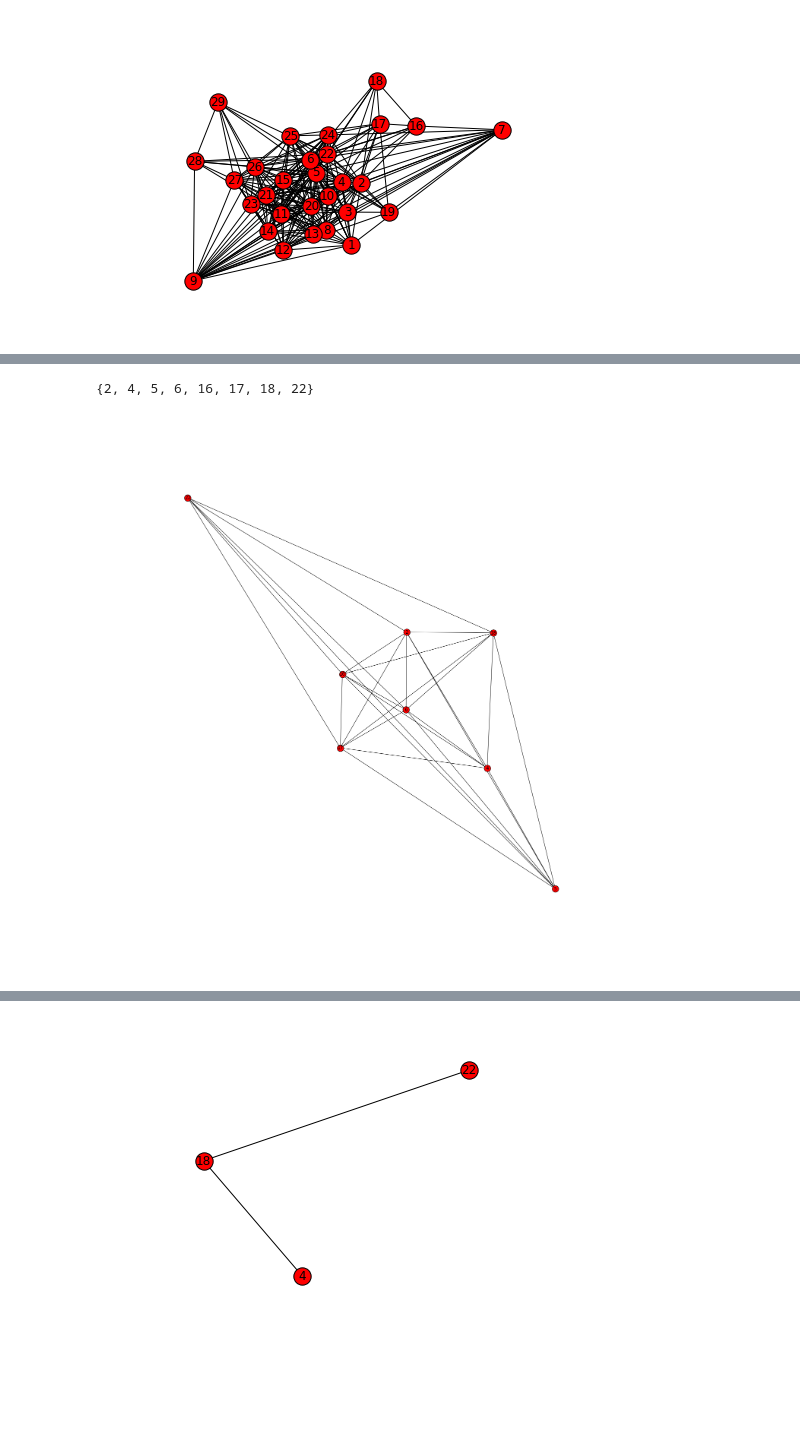
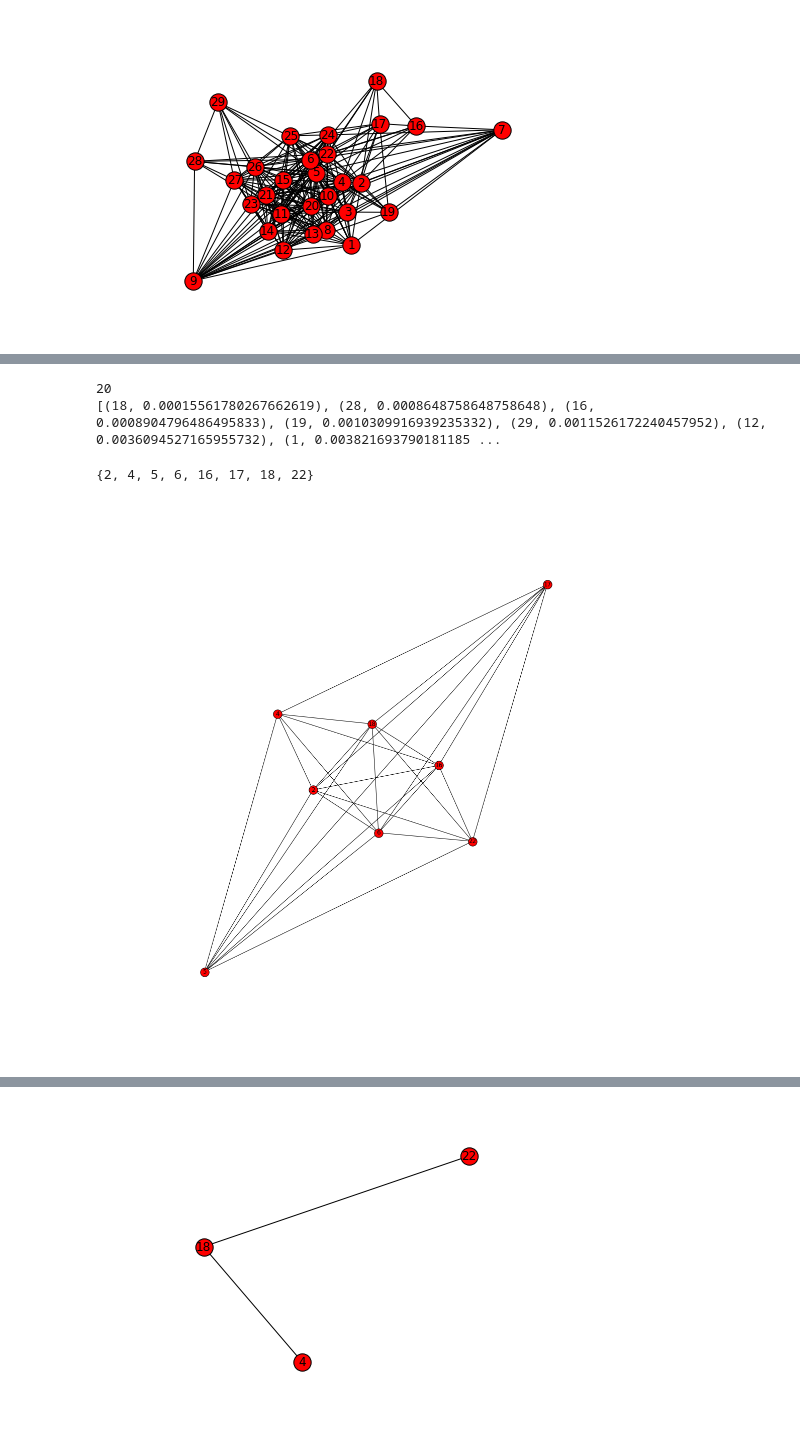
Before and after one commit to womenindatascienceatx/wids_network_analysis, a Jupyter notebook: network_analysis.ipynb, the cells around one changed output, grey strips where cells are left out. Saved outputs shown, nothing was run; the diff lists cells and outputs as text; code cells hidden in the pictures; blank space fills up the shorter version.

Commit message:
adding figures

```diff
--- a/network_analysis.ipynb
+++ b/network_analysis.ipynb
@@ -75,11 +55,24 @@ sorted(betweenness_centralities.items(), key=operator.itemgetter(1))
+# %%
+'''
+Calculate betweenness to see relationship between betweenness and traingles.
+The lower the betweenness value the less traingles a node will be involved.
+'''
+traingles = nx.triangles(G, 18)
+
+betweenness_centralities = nx.betweenness_centrality(G)
+
+betweenness = sorted(betweenness_centralities.items(), key=operator.itemgetter(1))
+print (traingles)
+print (betweenness)
+# %% [output]
+20
+[(18, 0.00015561780267662619), (28, 0.0008648758648758648), (16, 0.0008904796486495833), (19, 0.0010309916939235332), (29, 0.0011526172240457952), (12, 0.0036094527165955732), (1, 0.003821693790181185 ...
 # %%
 def get_triangles(G, node):
     neighbors1 = set(G.neighbors(node))
     triangle_nodes = set()
     triangle_nodes.add(node)
-    """
-    Fill in the rest of the code below.
-    """
+
     for nbr1, nbr2 in combinations(neighbors1, 2):
         if G.has_edge(nbr1, nbr2):
             triangle_nodes.add(nbr1)
@@ -90,10 +83,10 @@ get_triangles(G, 18)
 # %% [output]
 {2, 4, 5, 6, 16, 17, 18, 22}
 # %%
-fig = plt.figure(figsize=(20,20))
+fig = plt.figure(figsize=(15,15))
 nx.draw(G.subgraph(get_triangles(G, 18)), with_labels=True)
 # %% [output]
-[figure, old version]
+[figure, new version]
 # %%
 def get_open_triangles(G, node):
     """
```
Also changed, not shown: parts of 14 cells of this notebook.
